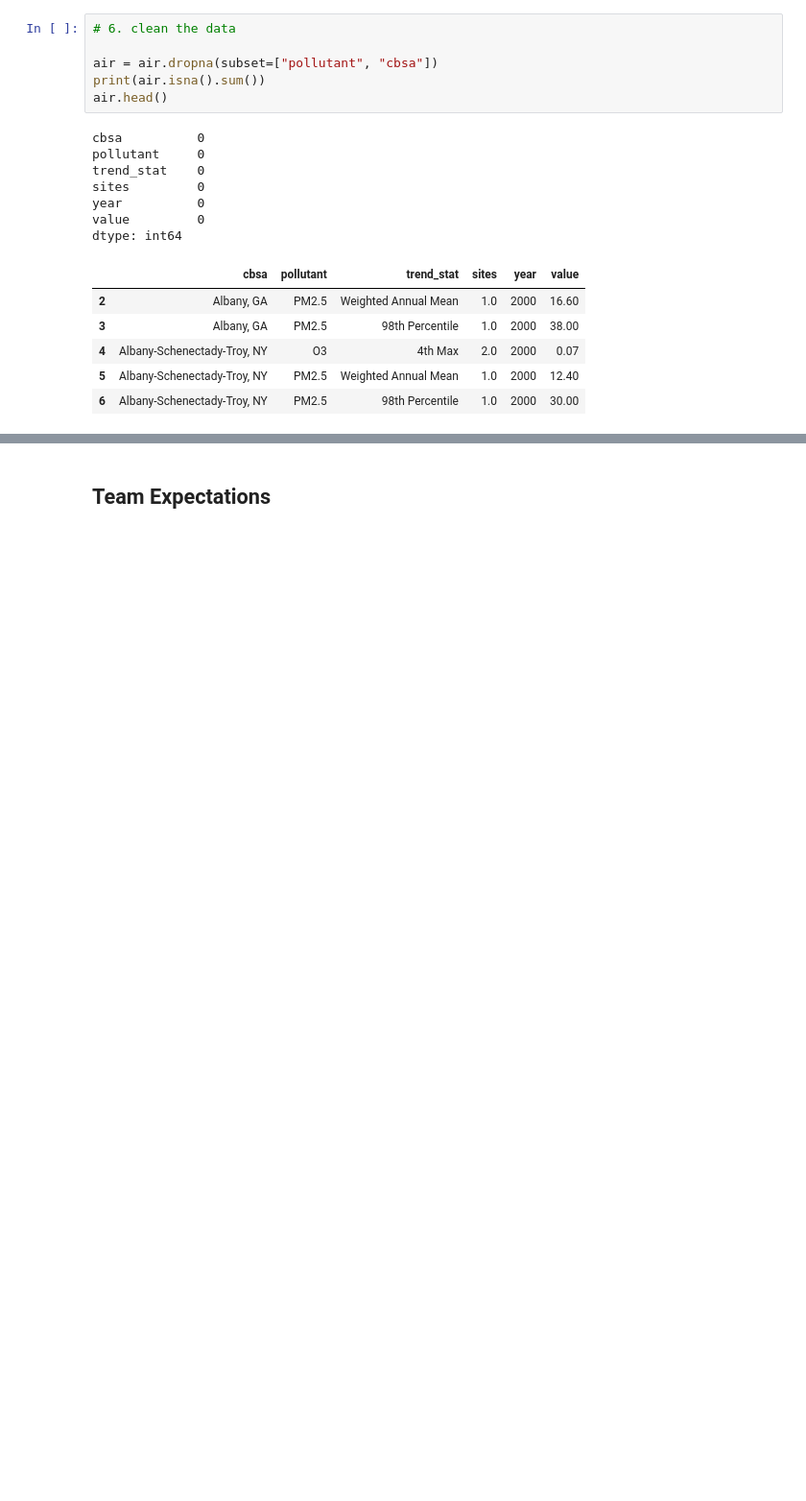
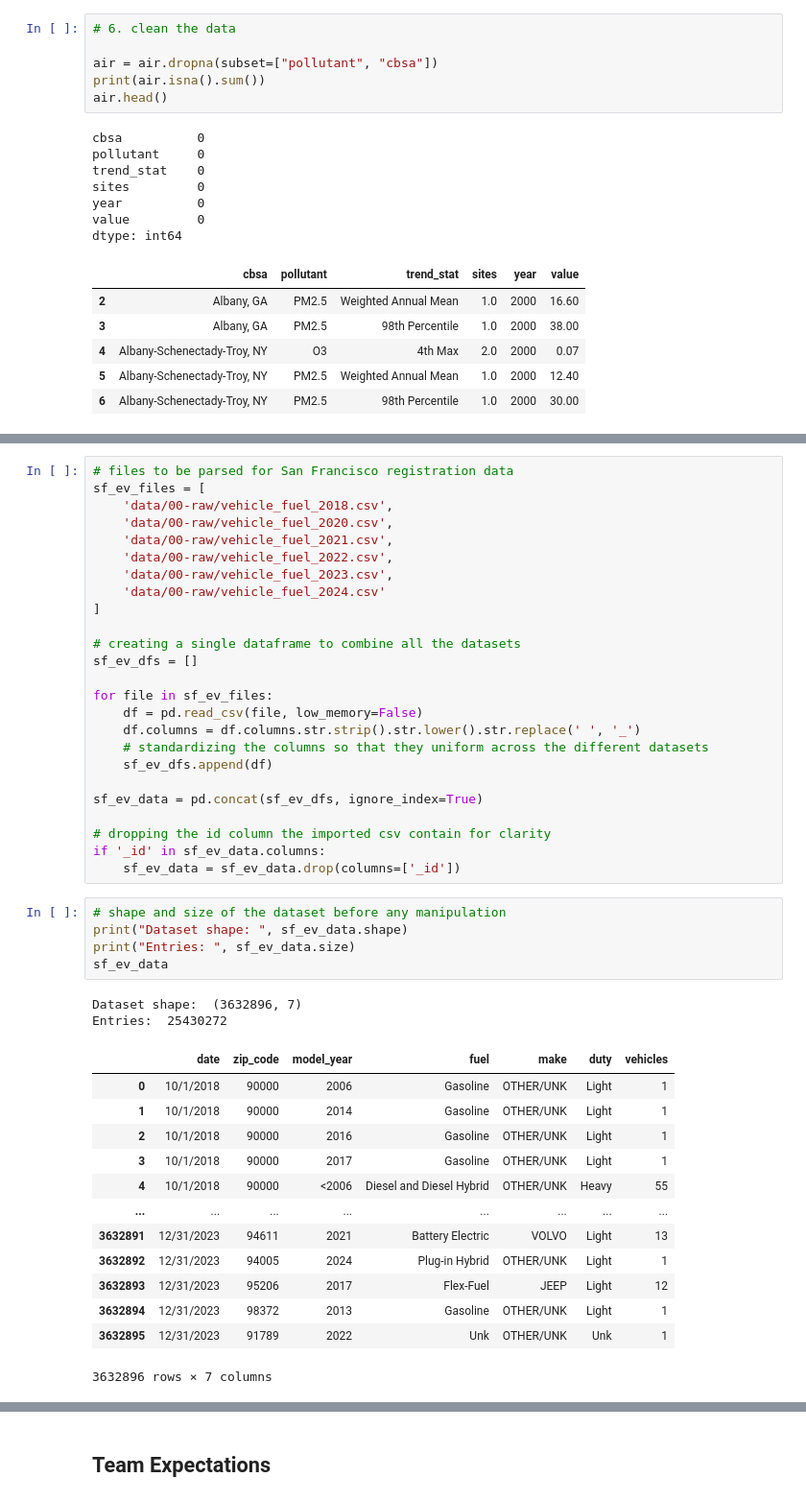
Before and after one commit to COGS108/Group026_WI26, a Jupyter notebook: 01-DataCheckpoint.ipynb, the cells around one changed output, grey strips where cells are left out. Shown at 96% size. Cells and saved outputs as stored; diff of their text form; blank space fills up the shorter version.

```diff
--- a/01-DataCheckpoint.ipynb
+++ b/01-DataCheckpoint.ipynb
@@ -258,0 +223,46 @@ Instructions: REPLACE the contents of this cell with your work, including any up
+# %%
+# files to be parsed for San Francisco registration data
+sf_ev_files = [
+    'data/00-raw/vehicle_fuel_2018.csv',
+    'data/00-raw/vehicle_fuel_2020.csv',
+    'data/00-raw/vehicle_fuel_2021.csv',
+    'data/00-raw/vehicle_fuel_2022.csv',
+    'data/00-raw/vehicle_fuel_2023.csv',
+    'data/00-raw/vehicle_fuel_2024.csv'
+]
+
+# creating a single dataframe to combine all the datasets
+sf_ev_dfs = []
+
+for file in sf_ev_files:
+    df = pd.read_csv(file, low_memory=False)
+    df.columns = df.columns.str.strip().str.lower().str.replace(' ', '_')
+    # standardizing the columns so that they uniform across the different datasets
+    sf_ev_dfs.append(df)
+
+sf_ev_data = pd.concat(sf_ev_dfs, ignore_index=True)
+
+# dropping the id column the imported csv contain for clarity
+if '_id' in sf_ev_data.columns:
+    sf_ev_data = sf_ev_data.drop(columns=['_id'])
+# %%
+# shape and size of the dataset before any manipulation
+print("Dataset shape: ", sf_ev_data.shape)
+print("Entries: ", sf_ev_data.size)
+sf_ev_data
+# %% [output]
+Dataset shape:  (3632896, 7)
+Entries:  25430272
+|  | date | zip_code | model_year | fuel | make | duty | vehicles |
+| 0 | 10/1/2018 | 90000 | 2006 | Gasoline | OTHER/UNK | Light | 1 |
+| 1 | 10/1/2018 | 90000 | 2014 | Gasoline | OTHER/UNK | Light | 1 |
+| 2 | 10/1/2018 | 90000 | 2016 | Gasoline | OTHER/UNK | Light | 1 |
+| 3 | 10/1/2018 | 90000 | 2017 | Gasoline | OTHER/UNK | Light | 1 |
+| 4 | 10/1/2018 | 90000 | <2006 | Diesel and Diesel Hybrid | OTHER/UNK | Heavy | 55 |
+| ... | ... | ... | ... | ... | ... | ... | ... |
+| 3632891 | 12/31/2023 | 94611 | 2021 | Battery Electric | VOLVO | Light | 13 |
+| 3632892 | 12/31/2023 | 94005 | 2024 | Plug-in Hybrid | OTHER/UNK | Light | 1 |
+| 3632893 | 12/31/2023 | 95206 | 2017 | Flex-Fuel | JEEP | Light | 12 |
+| 3632894 | 12/31/2023 | 98372 | 2013 | Gasoline | OTHER/UNK | Light | 1 |
+| 3632895 | 12/31/2023 | 91789 | 2022 | Unk | OTHER/UNK | Unk | 1 |
+3632896 rows × 7 columns
```
Also changed, not shown: parts of 31 cells of this notebook.
